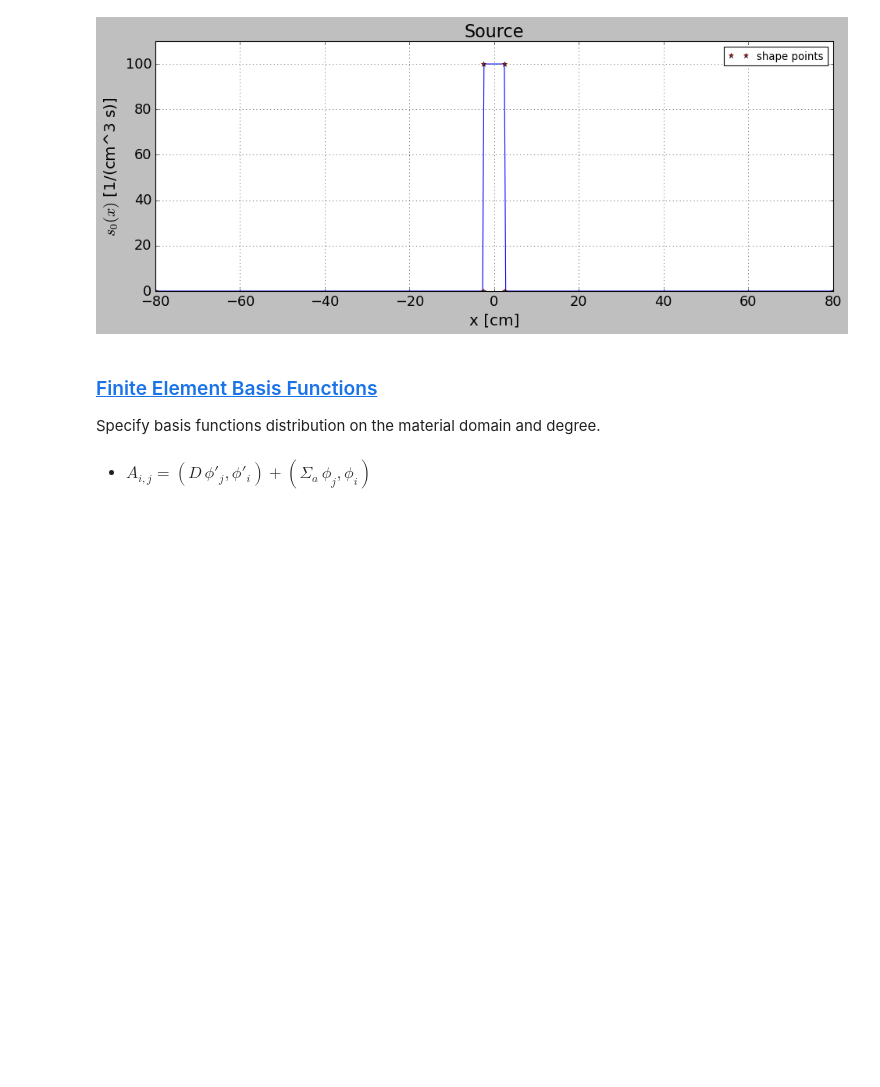
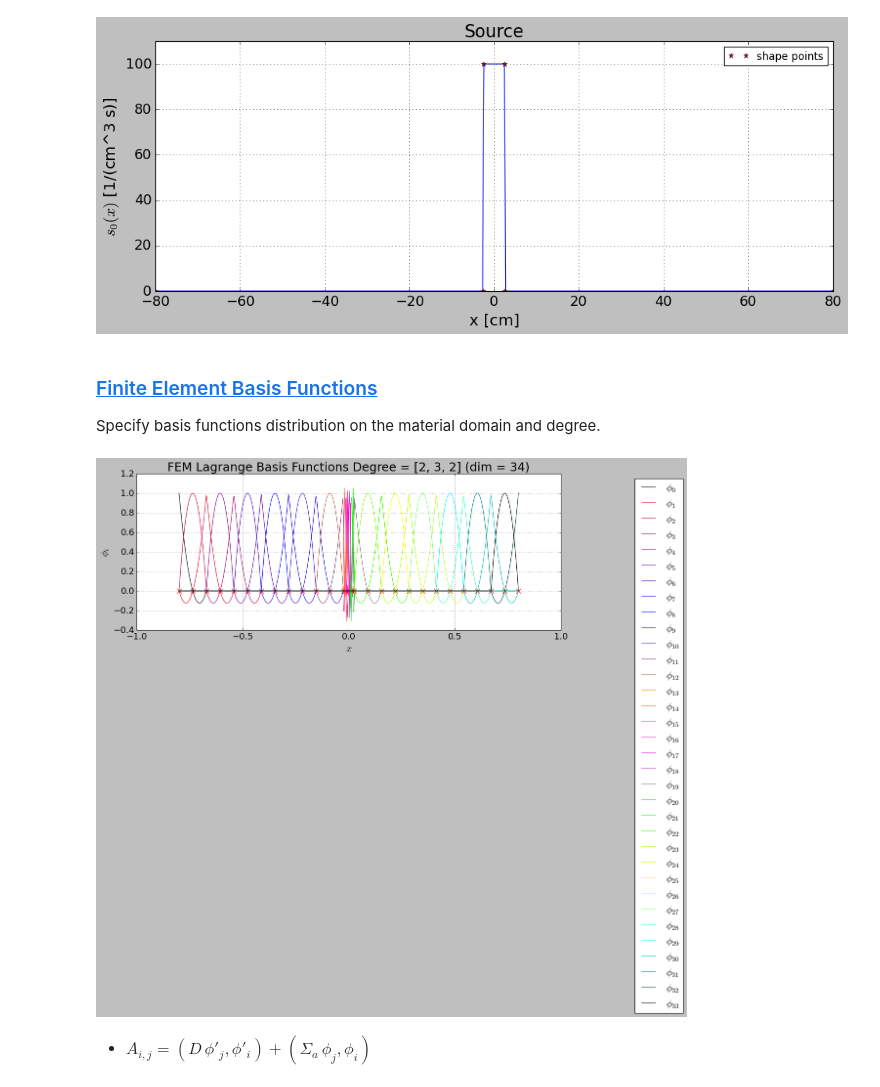
Before and after one commit to dpploy/engy-5050, a Jupyter notebook: notebooks/02-diff-planar-source.ipynb, the cells around one changed output. Saved outputs shown, nothing was run; the diff lists cells and outputs as text; code cells hidden in the pictures; blank space fills up the shorter version.

```diff
--- a/notebooks/02-diff-planar-source.ipynb
+++ b/notebooks/02-diff-planar-source.ipynb
@@ -251,12 +262,14 @@ Specify basis functions distribution on the material domain and degree.
 # %%
 '''Build basis functions'''
 from engy_5050.toolkit import LagrangeFEMBasis
 
 degree = [2,3,2]
 n_elem = [6,3,6] # make sure to use an odd number of element in the central source domain
 
 femlb = LagrangeFEMBasis(degree=degree, n_elem=n_elem, x_partition=[x_a, -x_s, x_s, x_b], bc_x_min='neumann', bc_x_max='neumann')
-#femlb.plot(n_plot_pts=500)
+femlb.plot(n_plot_pts=500)
+# %% [output]
+[figure, added]
 # %% [markdown]
   + $A_{i,j} = (D\,\phi'_j,\phi'_i) + (\Sigma_a\,\phi_j,\phi_i) $
 # %%
```
Also changed, not shown: parts of 12 cells of this notebook, 1 other file.
